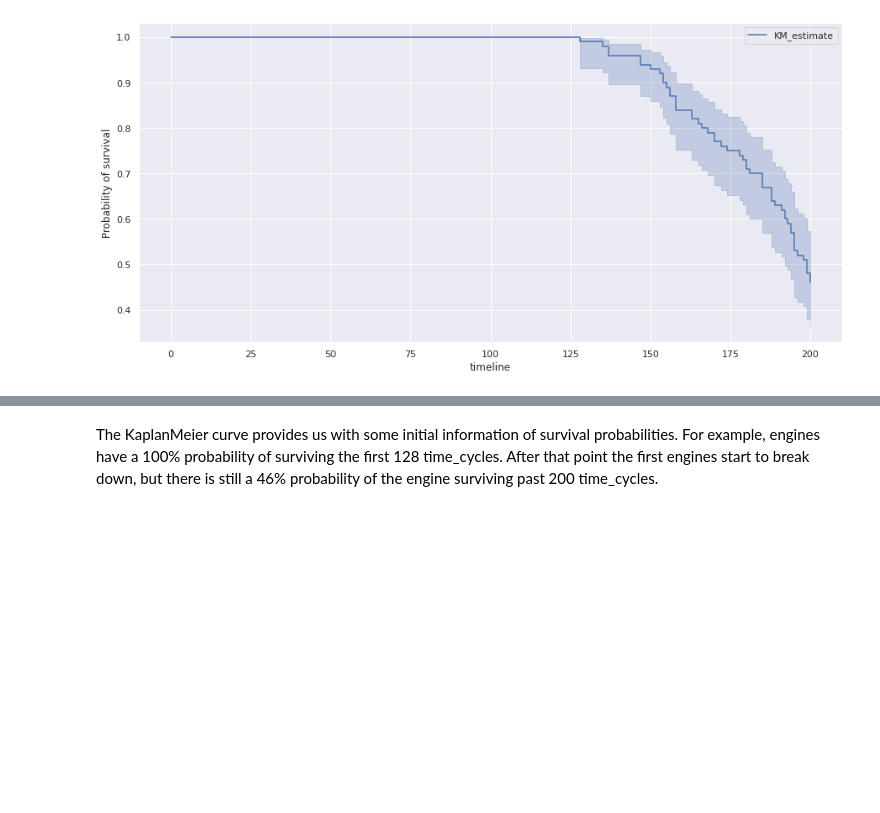
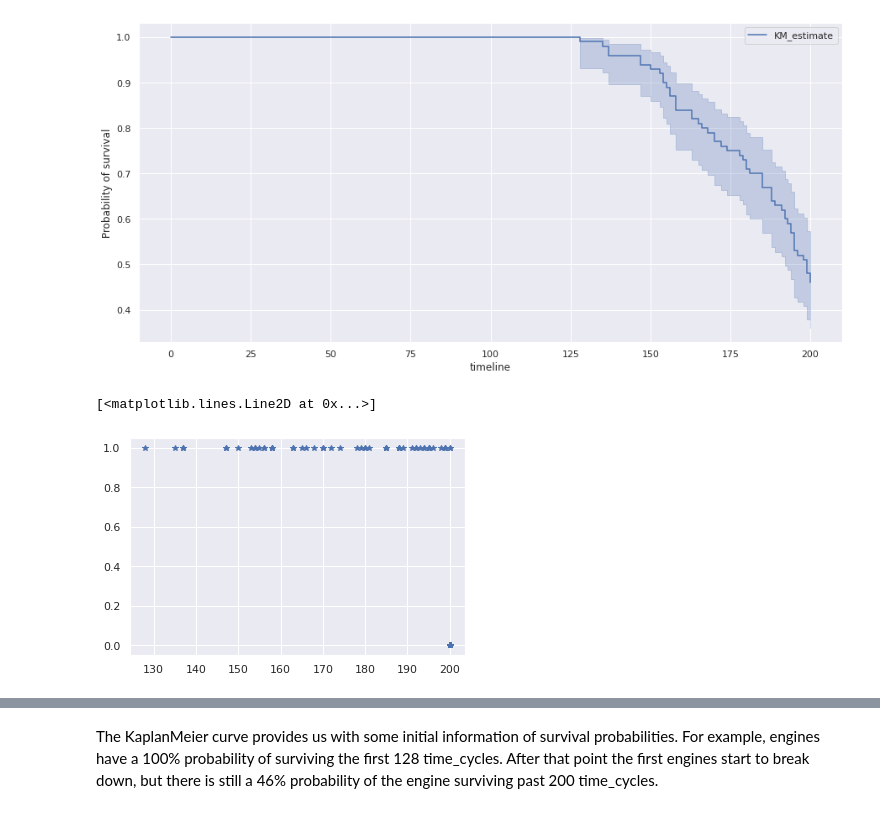
Before and after one commit to omkar-salunke/Physics_informed_neural_network, a Jupyter notebook: RUL_turbofan.ipynb, the cells around one changed output, grey strips where cells are left out. Saved outputs shown, nothing was run; the diff lists cells and outputs as text; code cells hidden in the pictures; blank space fills up the shorter version.

```diff
--- a/RUL_turbofan.ipynb
+++ b/RUL_turbofan.ipynb
@@ -1453,3 +1462,8 @@ plt.show()
 plt.close()
 # %% [output]
 [figure]
+# %%
+plt.plot(data['time_cycles'], data['breakdown'],'*')
+# %% [output]
+[<matplotlib.lines.Line2D at 0x...>]
+[figure, added]
```
Also changed, not shown: parts of 11 cells of this notebook.
